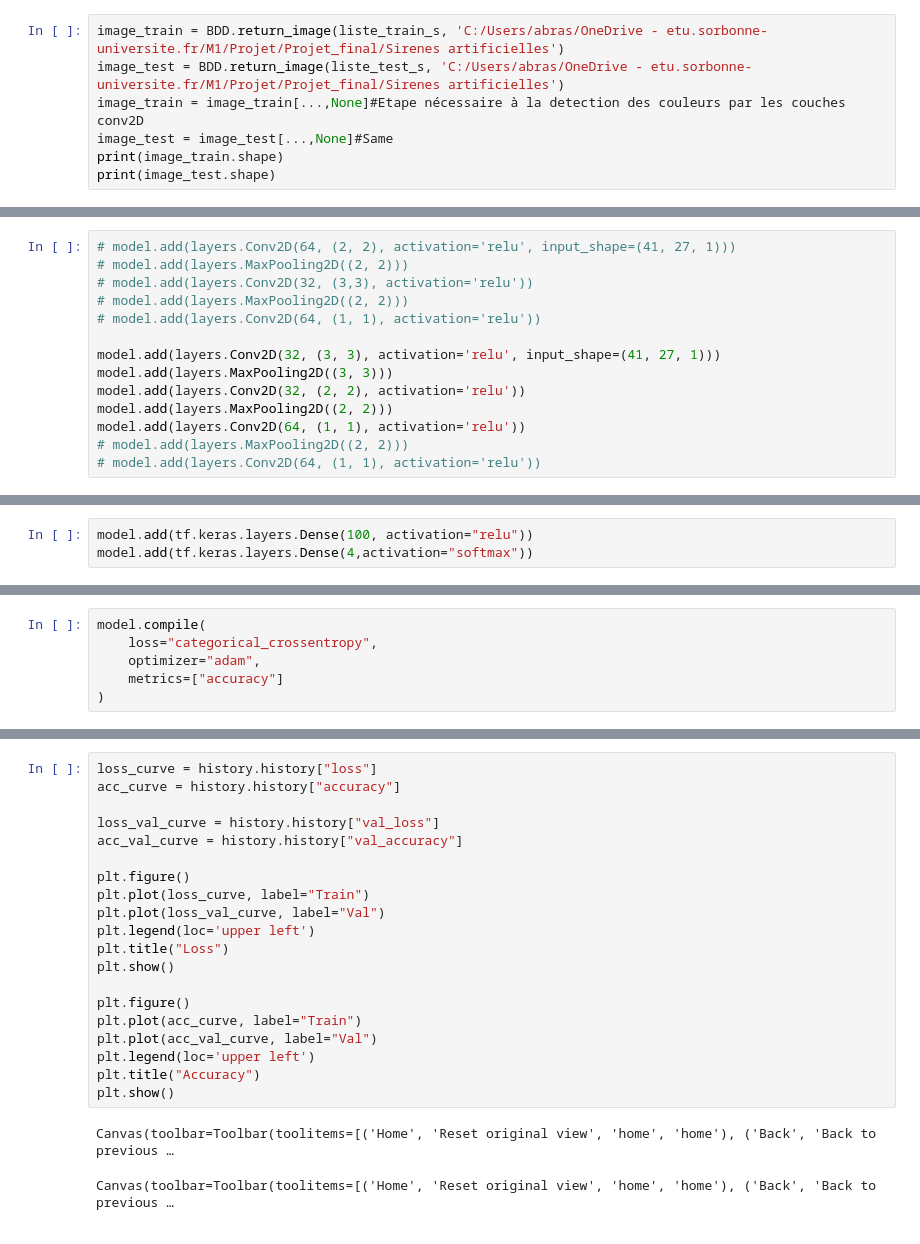
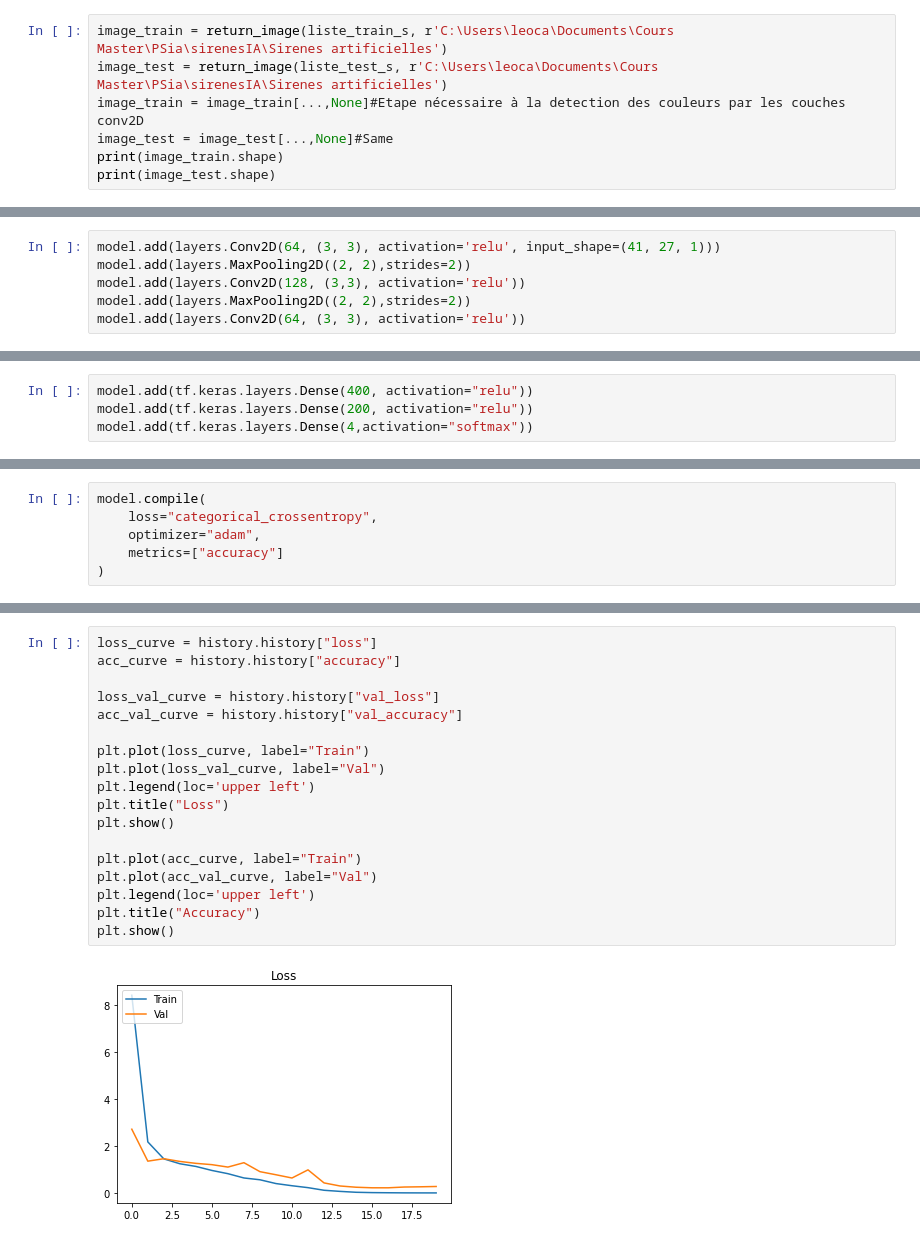
Before and after one commit to AbrassartM/IA_Abrassart_Carril, a Jupyter notebook: IA_CNN_BDD_A.ipynb, the cells around one changed output, grey strips where cells are left out. Saved outputs shown, nothing was run; the diff lists cells and outputs as text.

```diff
--- a/IA_CNN_BDD_A.ipynb
+++ b/IA_CNN_BDD_A.ipynb
@@ -71,6 +97,6 @@ liste_train_s, target_train_s = shuffle(liste_train, target_train)
 # %%
-image_train = BDD.return_image(liste_train_s, 'C:/Users/abras/OneDrive - etu.sorbonne-universite.fr/M1/Projet/Projet_final/Sirenes artificielles')
-image_test = BDD.return_image(liste_test_s, 'C:/Users/abras/OneDrive - etu.sorbonne-universite.fr/M1/Projet/Projet_final/Sirenes artificielles')
+image_train = return_image(liste_train_s, r'C:\Users\leoca\Documents\Cours Master\PSia\sirenesIA\Sirenes artificielles')
+image_test = return_image(liste_test_s, r'C:\Users\leoca\Documents\Cours Master\PSia\sirenesIA\Sirenes artificielles')
 image_train = image_train[...,None]#Etape nécessaire à la detection des couleurs par les couches conv2D
 image_test = image_test[...,None]#Same
 print(image_train.shape)
@@ -113,23 +139,16 @@ image_test = image_test/255
 # %%
 model = tf.keras.models.Sequential()
 # %%
-# model.add(layers.Conv2D(64, (2, 2), activation='relu', input_shape=(41, 27, 1)))
-# model.add(layers.MaxPooling2D((2, 2)))
-# model.add(layers.Conv2D(32, (3,3), activation='relu'))
-# model.add(layers.MaxPooling2D((2, 2)))
-# model.add(layers.Conv2D(64, (1, 1), activation='relu'))
-
-model.add(layers.Conv2D(32, (3, 3), activation='relu', input_shape=(41, 27, 1)))
-model.add(layers.MaxPooling2D((3, 3)))
-model.add(layers.Conv2D(32, (2, 2), activation='relu'))
-model.add(layers.MaxPooling2D((2, 2)))
-model.add(layers.Conv2D(64, (1, 1), activation='relu'))
-# model.add(layers.MaxPooling2D((2, 2)))
-# model.add(layers.Conv2D(64, (1, 1), activation='relu'))
+model.add(layers.Conv2D(64, (3, 3), activation='relu', input_shape=(41, 27, 1)))
+model.add(layers.MaxPooling2D((2, 2),strides=2))
+model.add(layers.Conv2D(128, (3,3), activation='relu'))
+model.add(layers.MaxPooling2D((2, 2),strides=2))
+model.add(layers.Conv2D(64, (3, 3), activation='relu'))
 # %%
 model.add(tf.keras.layers.Flatten())
 # %%
-model.add(tf.keras.layers.Dense(100, activation="relu"))
+model.add(tf.keras.layers.Dense(400, activation="relu"))
+model.add(tf.keras.layers.Dense(200, activation="relu"))
 model.add(tf.keras.layers.Dense(4,activation="softmax"))
 # %%
 model.summary()
@@ -182,23 +201,20 @@ Epoch 20/20
 # %%
 loss_curve = history.history["loss"]
 acc_curve = history.history["accuracy"]
 
 loss_val_curve = history.history["val_loss"]
 acc_val_curve = history.history["val_accuracy"]
 
-plt.figure()
 plt.plot(loss_curve, label="Train")
 plt.plot(loss_val_curve, label="Val")
 plt.legend(loc='upper left')
 plt.title("Loss")
 plt.show()
 
-plt.figure()
 plt.plot(acc_curve, label="Train")
 plt.plot(acc_val_curve, label="Val")
 plt.legend(loc='upper left')
 plt.title("Accuracy")
 plt.show()
 # %% [output]
-Canvas(toolbar=Toolbar(toolitems=[('Home', 'Reset original view', 'home', 'home'), ('Back', 'Back to previous …
-Canvas(toolbar=Toolbar(toolitems=[('Home', 'Reset original view', 'home', 'home'), ('Back', 'Back to previous …
+[figure, added]
```
Also changed, not shown: parts of 8 cells of this notebook.
